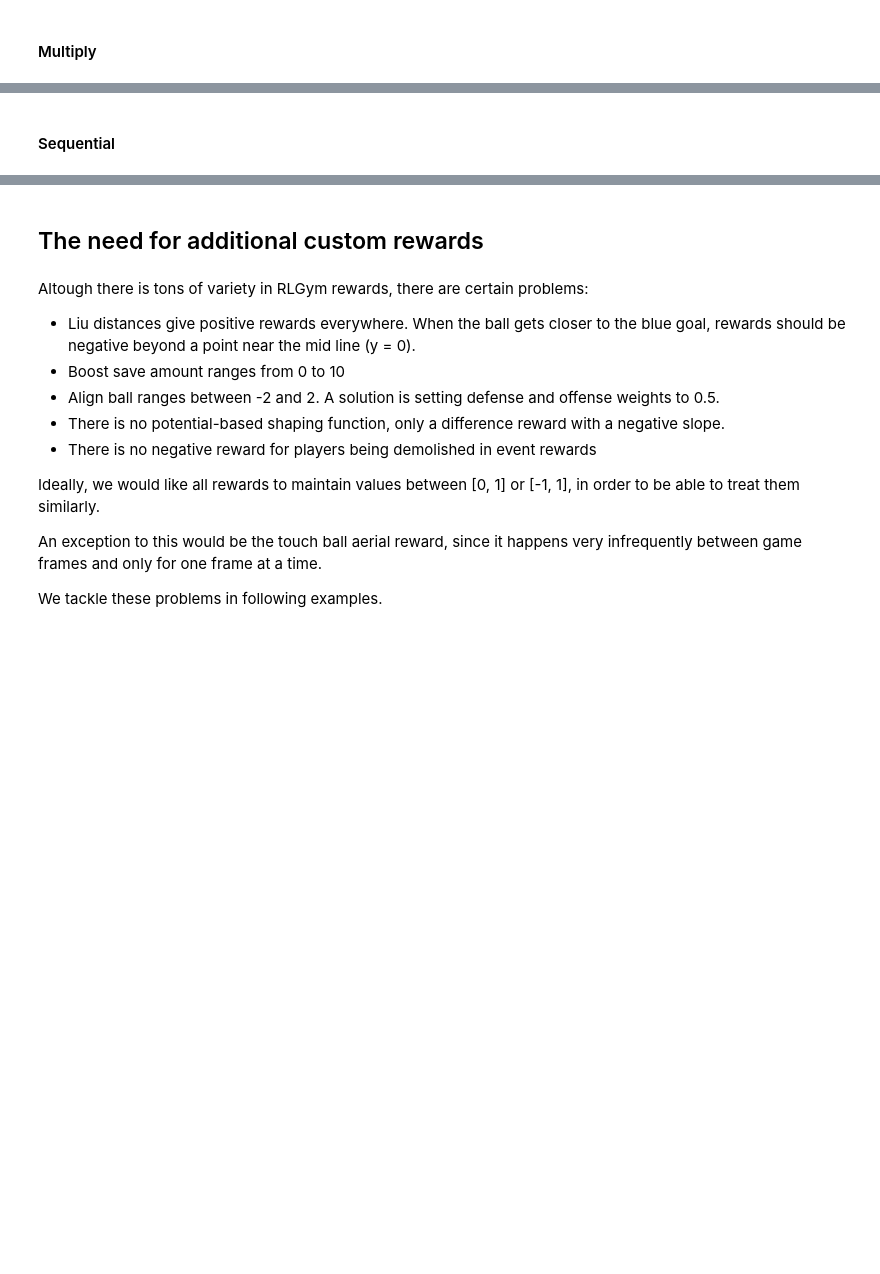
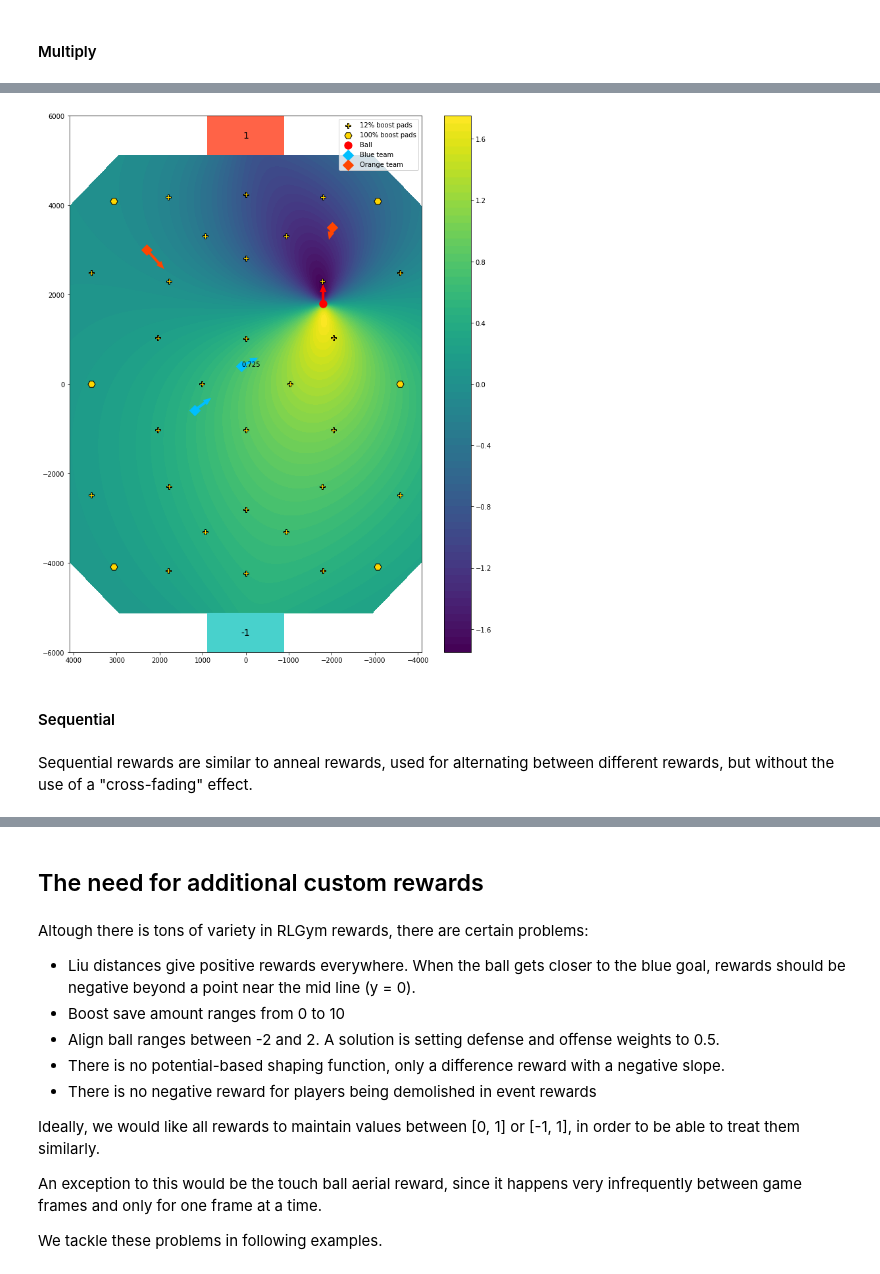
Before and after one commit to Enkhai/lucy-utils, a Jupyter notebook: examples/16_reward_analysis.ipynb, the cells around one changed output, grey strips where cells are left out. Saved outputs shown, nothing was run; the diff lists cells and outputs as text; code cells hidden in the pictures; blank space fills up the shorter version.

```diff
--- a/examples/16_reward_shaping/analysis.ipynb
+++ b/examples/16_reward_analysis.ipynb
@@ -949,2 +983,13 @@ plotting.arena_contour(orange_distributed_zs[1],
+# %%
+plotting.arena_contour(blue_alignball_mult_dist_zs,
+                       ball_position,
+                       ball_lin_velocity,
+                       player_positions,
+                       player_lin_vels
+                       )
+# %% [output]
+[figure, added]
 # %% [markdown]
 #### Sequential
+# %% [markdown]
+Sequential rewards are similar to anneal rewards, used for alternating between different rewards, but without the use of a "cross-fading" effect.
```
Also changed, not shown: parts of 23 cells of this notebook, 1 other file.
